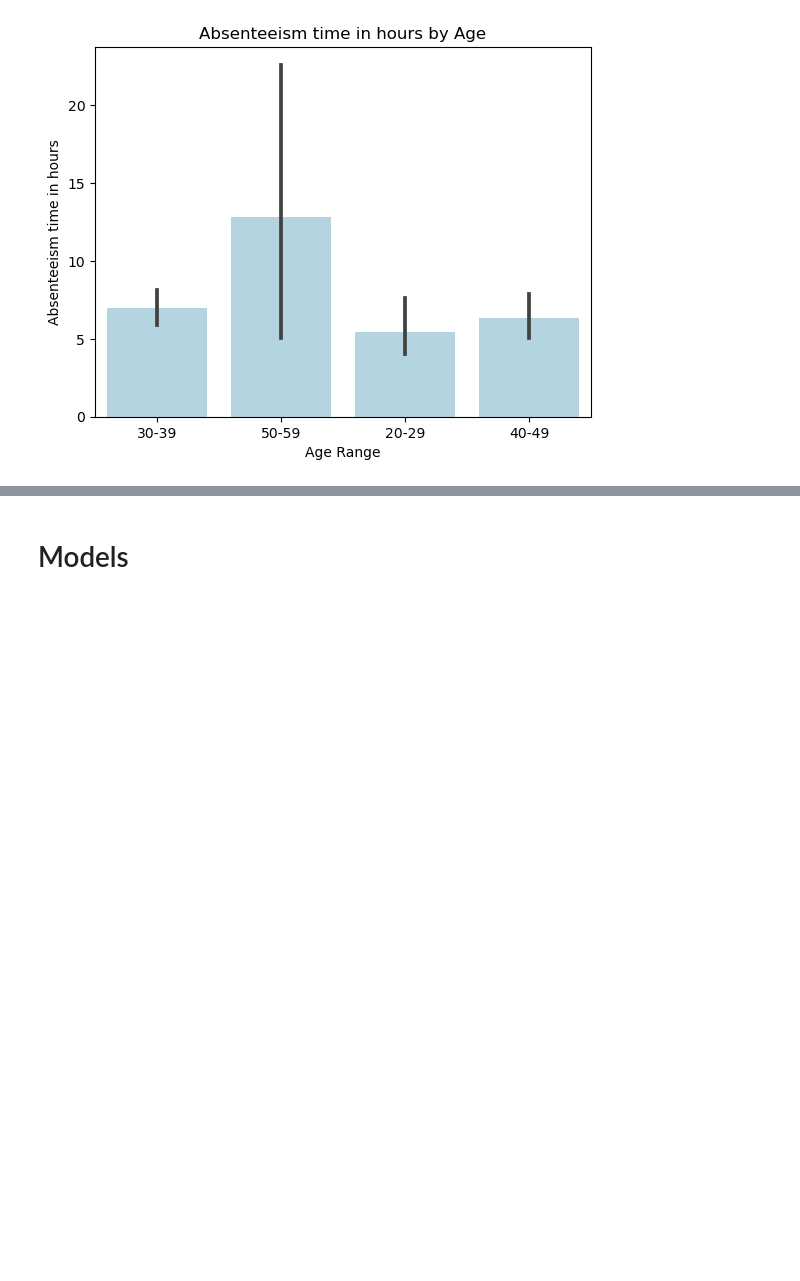
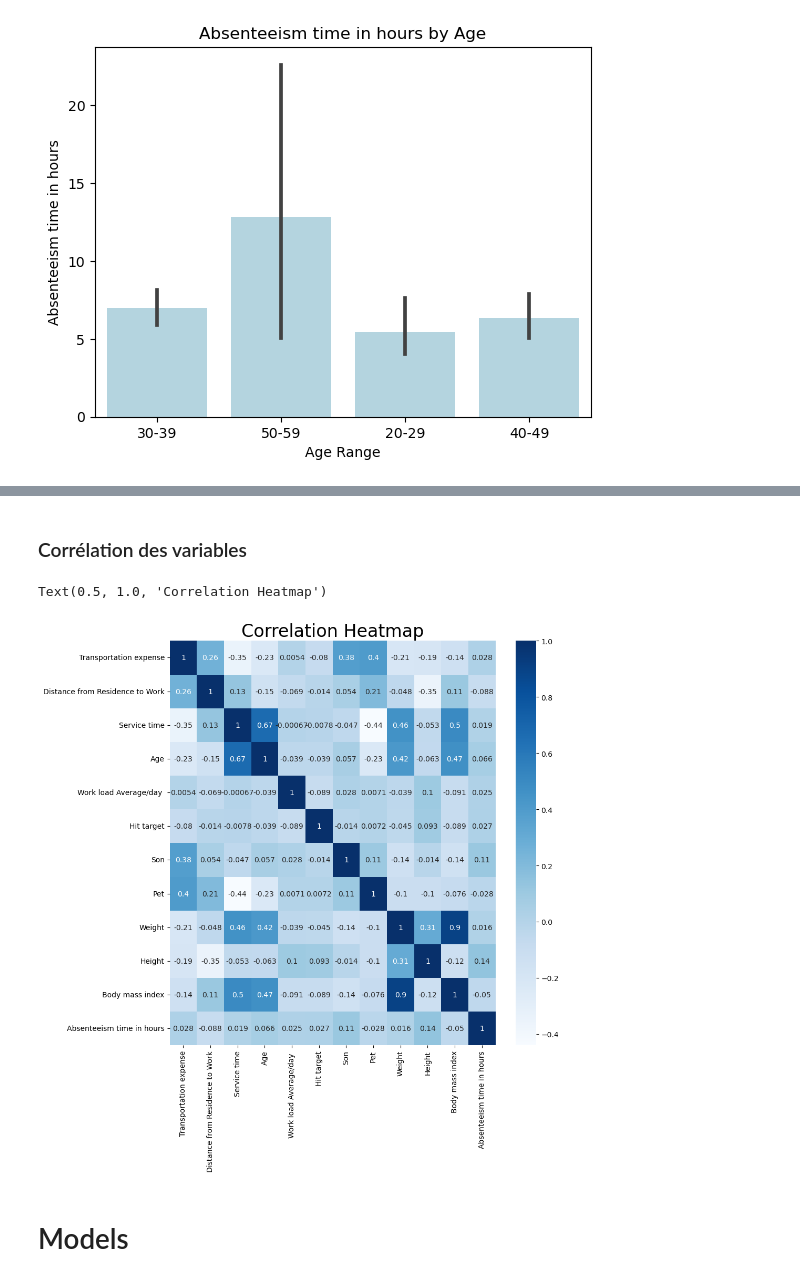
Before and after one commit to Mawbhe/Absenteeism-at-work, a Jupyter notebook: main.ipynb, the cells around one changed output, grey strips where cells are left out. Saved outputs shown, nothing was run; the diff lists cells and outputs as text; code cells hidden in the pictures; blank space fills up the shorter version.

```diff
--- a/main.ipynb
+++ b/main.ipynb
@@ -331,3 +343,6 @@ plt.show()
 """
 # %% [output]
 [figure]
+# %%
+imc = [0, 18.4, 24.9, 29.9, 39.9]
+df['bmi'] = pd.cut(df['Body mass index'], bins=imc, labels=[f'IMC {i}' for i in range(1, len(imc))])
@@ -334,3 +368,15 @@ plt.show()
+# %% [markdown]
+### Corrélation des variables
+# %%
+df_corr = df.drop(columns = ['ID', 'Disciplinary failure', 'Social drinker', 'Social smoker', 'Seasons',
+                            'Month of absence', 'Day of the week', 'Reason for absence', 'Education'])
+corr = df_corr.corr()
+plt.figure(figsize = (10,10))
+sns.heatmap(corr, annot = True,cmap='Blues')
+plt.title('Correlation Heatmap', fontsize = 24)
+# %% [output]
+Text(0.5, 1.0, 'Correlation Heatmap')
+[figure, added]
 # %% [markdown]
 <a name="models"></a>
 # Models
```
Also changed, not shown: parts of 12 cells of this notebook, 1 other file.
